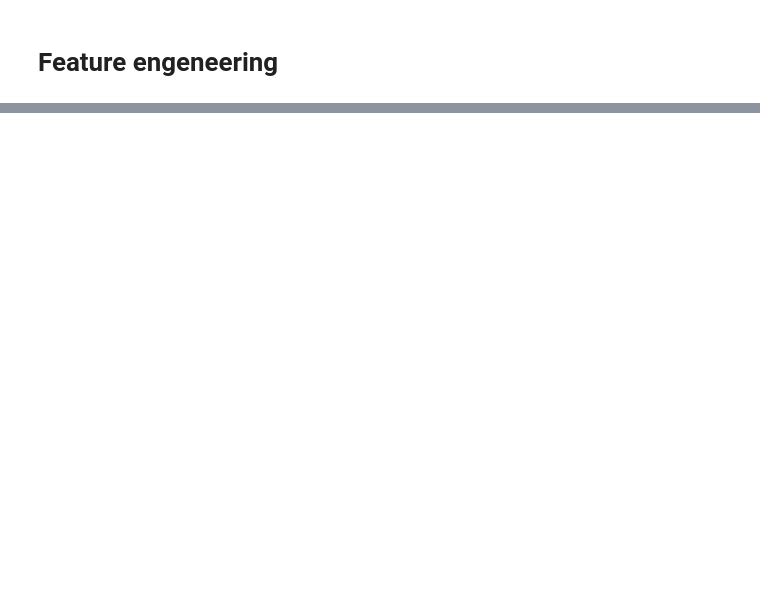
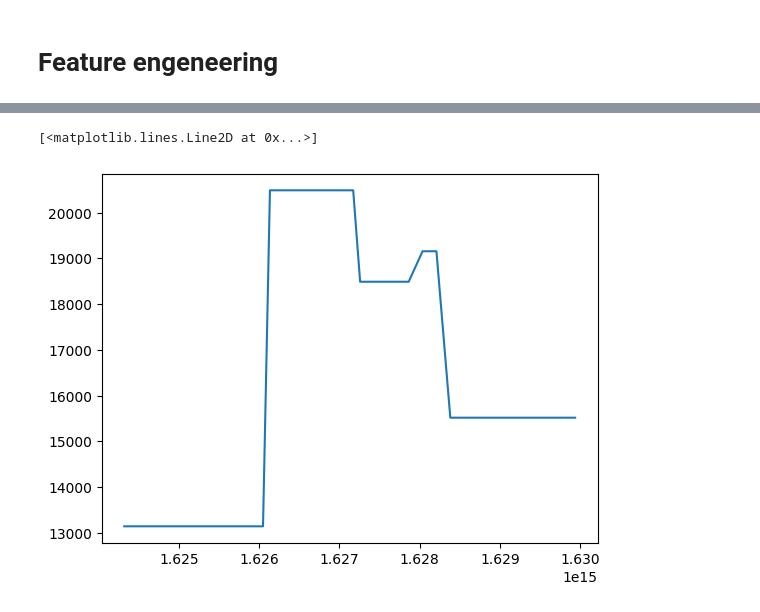
Before and after one commit to shockless/mts-ml-cup, a Jupyter notebook: our_baseline.ipynb, the cells around one changed output, grey strips where cells are left out. Saved outputs shown, nothing was run; the diff lists cells and outputs as text; code cells hidden in the pictures; blank space fills up the shorter version.

```diff
--- a/our_baseline.ipynb
+++ b/our_baseline.ipynb
@@ -114,0 +120,3 @@ shape: (5, 2)
+# %%
+df = get_agg_n_unique(df, target_col="price", alias="num_cpe")
+df
@@ -114,0 +143,3 @@ shape: (5, 2)
+# %%
+q = df.filter(pl.col("num_cpe") > 1)
+q
@@ -114,0 +166,3 @@ shape: (5, 2)
+# %%
+q2 = q.sort("timestamp").groupby("user_id").agg([pl.col("timestamp"), pl.col("price"), pl.col("cpe_model_name").unique()])
+q2
@@ -114,0 +189,3 @@ shape: (5, 2)
+# %%
+user_sample = q2.filter(pl.col("user_id") == 413913)
+user_sample
@@ -114,0 +197,7 @@ shape: (5, 2)
+# %%
+import matplotlib.pyplot as plt
+
+plt.plot(user_sample["timestamp"][0], user_sample["price"][0])
+# %% [output]
+[<matplotlib.lines.Line2D at 0x...>]
+[figure, added]
```
Also changed, not shown: parts of 10 cells of this notebook, 1 other file.
